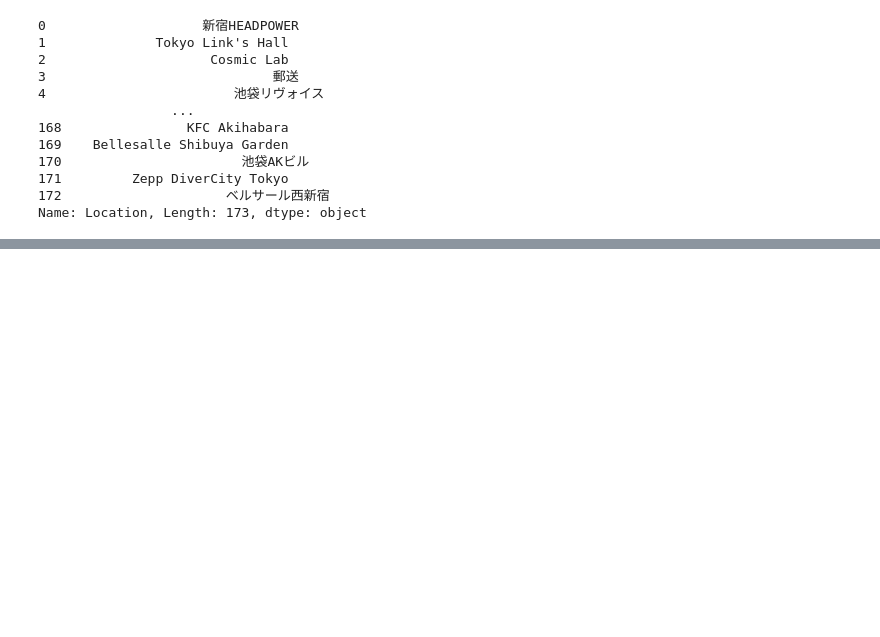
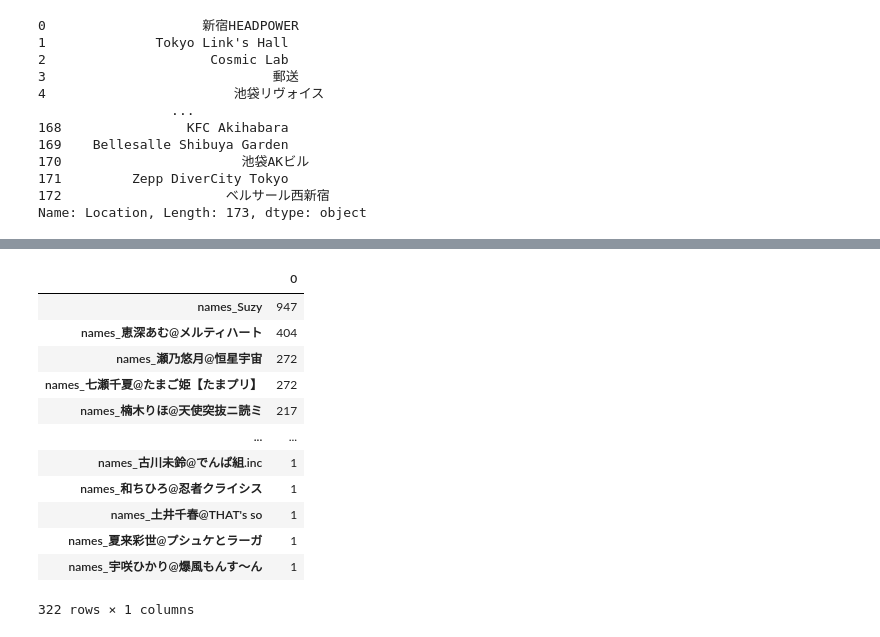
Before and after one commit to wotashu/chekilytics, a Jupyter notebook: notebook.ipynb, the cells around one changed output, grey strips where cells are left out. Drawn from its saved outputs; the diff is of its cells as text; code cells hidden in the pictures; blank space fills up the shorter version.

```diff
--- a/notebook.ipynb
+++ b/notebook.ipynb
@@ -68,0 +104,16 @@ Name: Location, Length: 173, dtype: object
+# %%
+pd.DataFrame(new_df[[col for col in new_df.columns if "names_" in col]].sum().sort_values(ascending=False))
+# %% [output]
+|  | 0 |
+| names_Suzy | 947 |
+| names_恵深あむ@メルティハート | 404 |
+| names_瀬乃悠月@恒星宇宙 | 272 |
+| names_七瀬千夏@たまご姫【たまプリ】 | 272 |
+| names_楠木りほ@天使突抜ニ読ミ | 217 |
+| ... | ... |
+| names_古川未鈴@でんぱ組.inc | 1 |
+| names_和ちひろ@忍者クライシス | 1 |
+| names_土井千春@THAT's so | 1 |
+| names_夏来彩世@プシュケとラーガ | 1 |
+| names_宇咲ひかり@爆風もんす〜ん | 1 |
+322 rows × 1 columns
```
Also changed, not shown: parts of 8 cells of this notebook, 1 other file.
